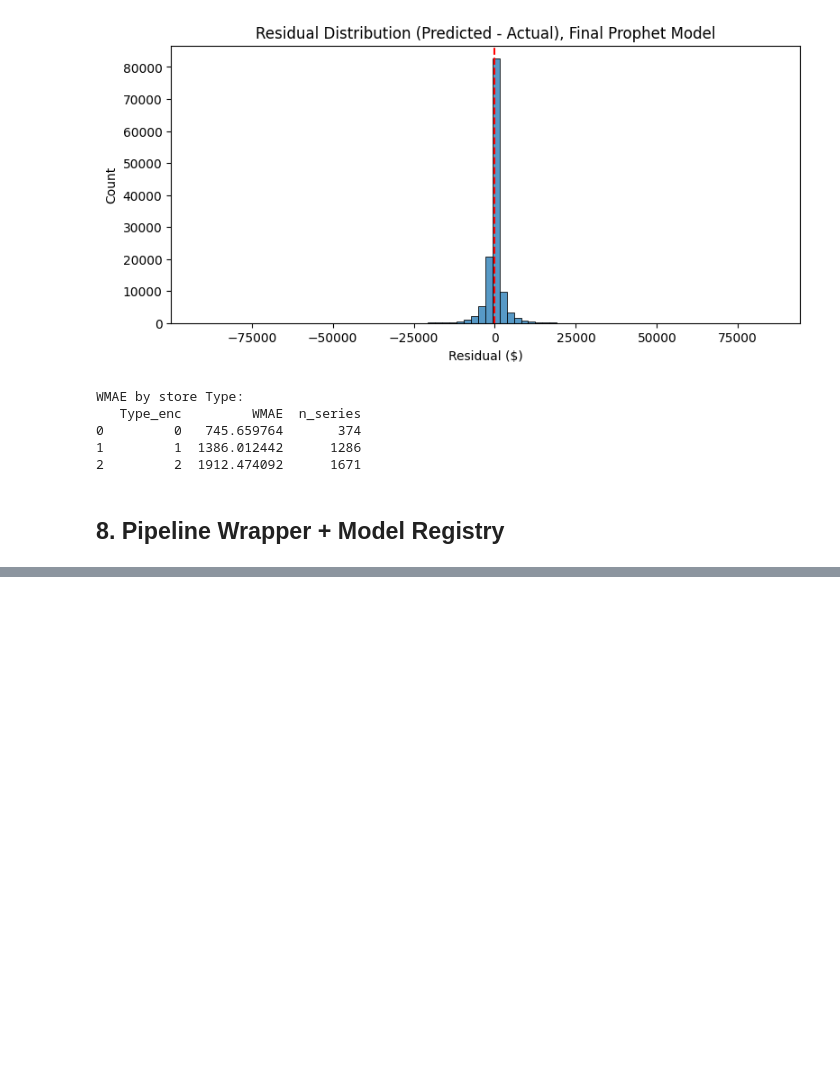
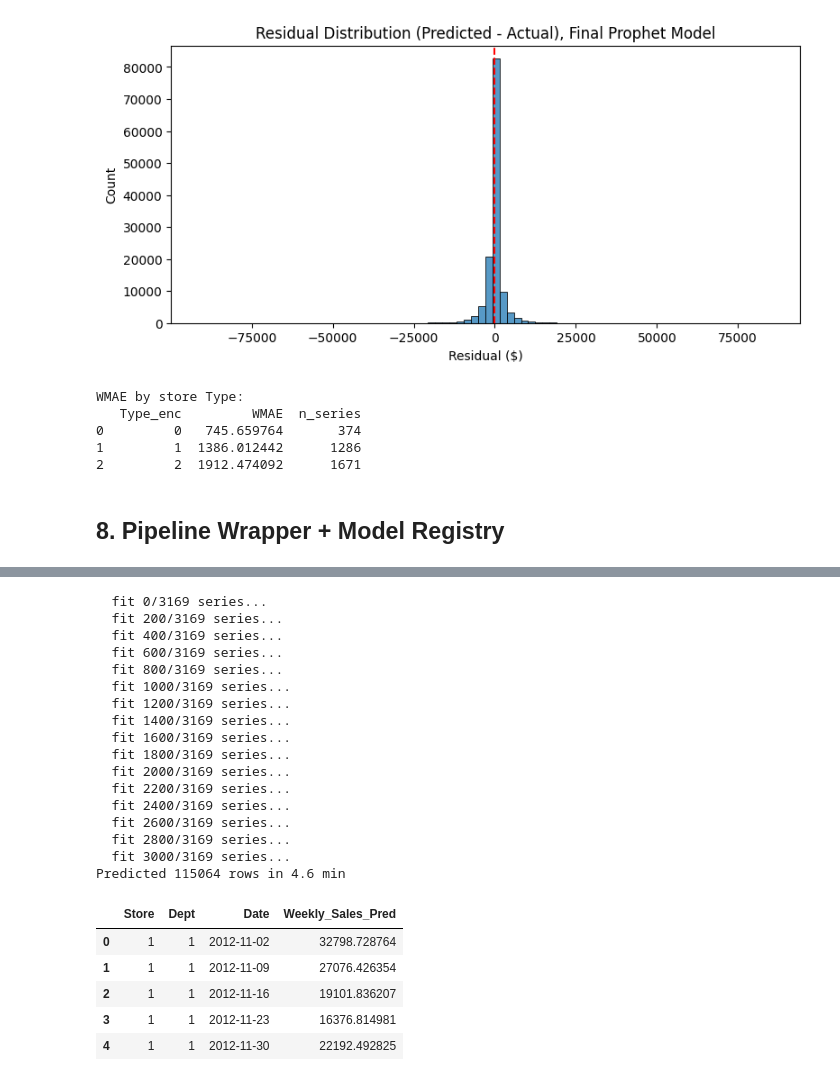
Before and after one commit to EleneJobava/walmart-sales-forecasting, a Jupyter notebook: model_experiment_Prophet.ipynb, the cells around one changed output, grey strips where cells are left out. Drawn from its saved outputs; the diff is of its cells as text; code cells hidden in the pictures; blank space fills up the shorter version.

Commit message:
Kaggle Notebook | model_experiment_Prophet.ipynb | Version 13

```diff
--- a/model_experiment_Prophet.ipynb
+++ b/model_experiment_Prophet.ipynb
@@ -106,7 +106,10 @@ calendar_cols = [
     'weeks_to_LaborDay', 'near_LaborDay', 'before_LaborDay',
     'weeks_to_Thanksgiving', 'near_Thanksgiving', 'before_Thanksgiving',
     'weeks_to_Christmas', 'near_Christmas', 'before_Christmas',
-    'is_super_bowl', 'is_labor_day', 'is_thanksgiving', 'is_christmas'
+    'is_super_bowl', 'is_labor_day', 'is_thanksgiving', 'is_christmas',
+    # new — Store-Date level, time-varying:
+    'Temperature', 'Fuel_Price', 'CPI', 'Unemployment',
+    'total_markdown', 'markdown_x_holiday', 'any_markdown', 'active_markdown_count',
 ]
 
 store_covariates = pd.concat([
@@ -859,0 +902,34 @@ Prophet pipeline logged (not registered — will register only the best architec
+# %%
+# NOTE: this fits one fresh Prophet model per (Store, Dept) — same cost as Cell 15's final-model run.
+# Check Cell 15's printed runtime first so you know roughly what to expect here.
+
+start_time = time.time()
+test_predictions = submission_pipeline.predict(test_fe[['Store', 'Dept', 'Date', 'IsHoliday']])
+elapsed = time.time() - start_time
+print(f"Predicted {len(test_predictions)} rows in {elapsed/60:.1f} min")
+
+test_predictions.head()
+# %% [output]
+  fit 0/3169 series...
+  fit 200/3169 series...
+  fit 400/3169 series...
+  fit 600/3169 series...
+  fit 800/3169 series...
+  fit 1000/3169 series...
+  fit 1200/3169 series...
+  fit 1400/3169 series...
+  fit 1600/3169 series...
+  fit 1800/3169 series...
+  fit 2000/3169 series...
+  fit 2200/3169 series...
+  fit 2400/3169 series...
+  fit 2600/3169 series...
+  fit 2800/3169 series...
+  fit 3000/3169 series...
+Predicted 115064 rows in 4.6 min
+|  | Store | Dept | Date | Weekly_Sales_Pred |
+| 0 | 1 | 1 | 2012-11-02 | 32798.728764 |
+| 1 | 1 | 1 | 2012-11-09 | 27076.426354 |
+| 2 | 1 | 1 | 2012-11-16 | 19101.836207 |
+| 3 | 1 | 1 | 2012-11-23 | 16376.814981 |
+| 4 | 1 | 1 | 2012-11-30 | 22192.492825 |
```
Also changed, not shown: parts of 18 cells of this notebook.
